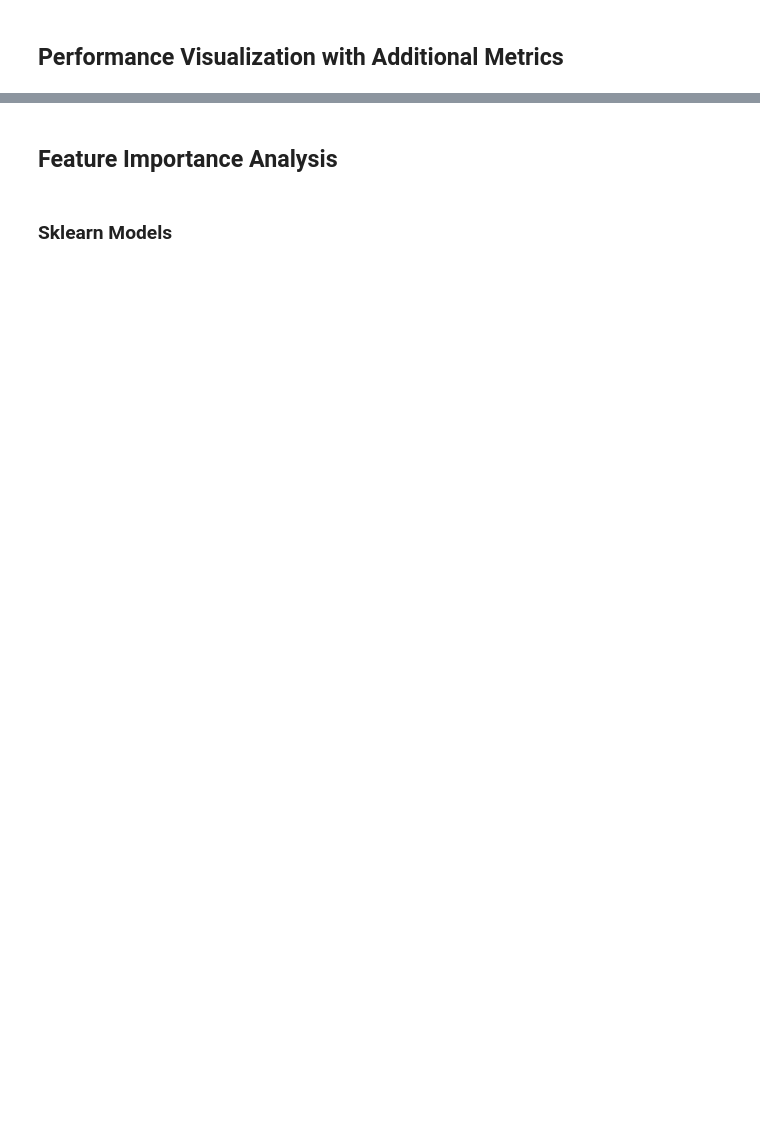
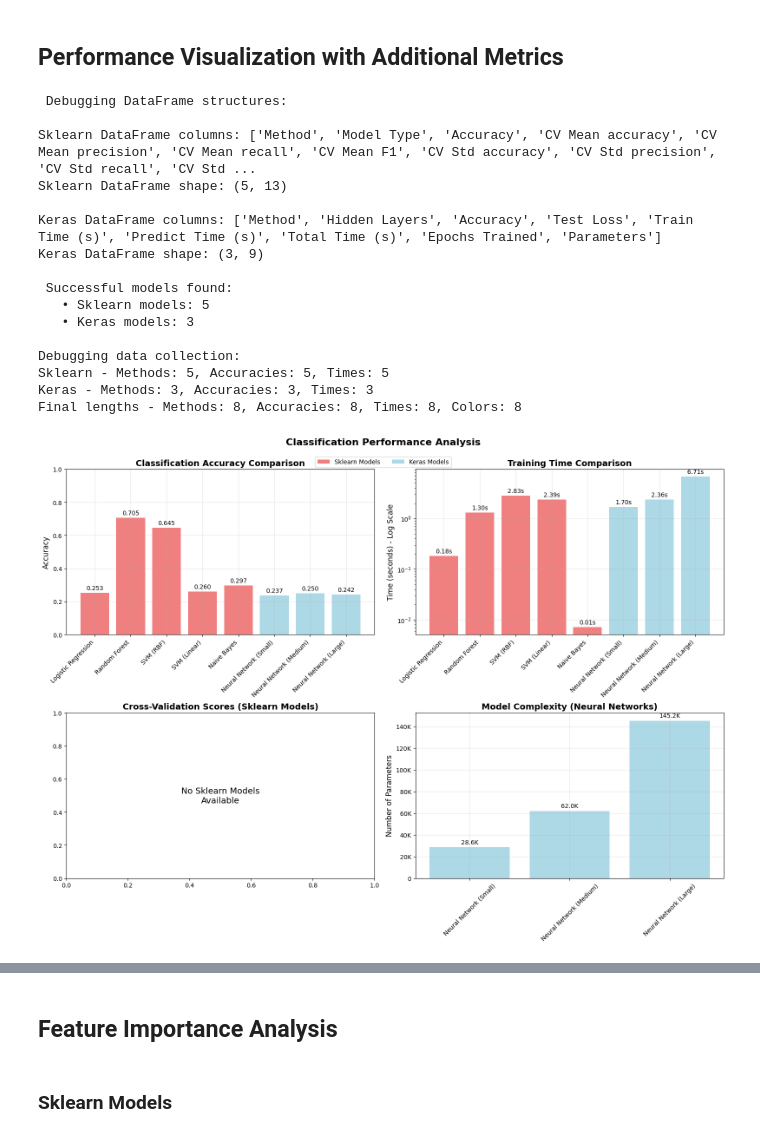
Before and after one commit to joanaefsteves/SentimentAnalysis_StockMarket, a Jupyter notebook: Notebooks/test_classifier.ipynb, the cells around one changed output, grey strips where cells are left out. Cells and saved outputs as stored; diff of their text form; code cells hidden in the pictures; blank space fills up the shorter version.

```diff
--- a/Notebooks/test_classifier.ipynb
+++ b/Notebooks/test_classifier.ipynb
@@ -84,6 +114,11 @@ print(f"Embedding dimension: {X_train_embeddings.shape[1]}")
 smote_tomek = SMOTETomek(random_state=42)
 X_train_balanced, y_train_balanced = smote_tomek.fit_resample(X_train_embeddings, y_train)
 
+#X_train_balanced = np.clip(X_train_balanced, 0, None)  # Clips to [0, inf]
+X_train_balanced = np.clip(X_train_balanced, 1e-8, None)
+
 print(f"Original training set size: {len(X_train_embeddings)}")
 print(f"Balanced training set size: {len(X_train_balanced)}")
 print(f"Balanced label distribution:\n{pd.Series(y_train_balanced).value_counts()}")
+print(f"Min value after clipping: {X_train_balanced.min()}")
+print(f"Max value after clipping: {X_train_balanced.max()}")
@@ -304,7 +468,6 @@ print("\nSklearn DataFrame columns:", sklearn_df.columns.tolist())
 print("Sklearn DataFrame shape:", sklearn_df.shape)
 print("\nKeras DataFrame columns:", keras_df.columns.tolist())
 print("Keras DataFrame shape:", keras_df.shape)
-
 
 # Combine successful results for comparison with proper error handling
 successful_sklearn = sklearn_df.dropna(subset=['Accuracy']) if 'Accuracy' in sklearn_df.columns else pd.DataFrame()
@@ -321,17 +484,38 @@ if len(successful_sklearn) > 0 or len(successful_keras) > 0:
     all_methods = []
     all_accuracies = []
     all_colors = []
+    all_train_times = []  # Initialize here with other lists
+
+    # Debug data lengths
+    print(f"\nDebugging data collection:")
 
     if len(successful_sklearn) > 0:
-        all_methods.extend(successful_sklearn['Method'])
-        all_accuracies.extend(successful_sklearn['Accuracy'])
-        all_colors.extend(['lightcoral'] * len(successful_sklearn))
+        sklearn_methods = successful_sklearn['Method'].tolist()
+        sklearn_accuracies = successful_sklearn['Accuracy'].tolist()
+        sklearn_times = successful_sklearn['Training Time (s)'].tolist() if 'Training Time (s)' in successful_sklearn.columns else [0] * len(sklearn_methods)
+
+        print(f"Sklearn - Methods: {len(sklearn_methods)}, Accuracies: {len(sklearn_accuracies)}, Times: {len(sklearn_times)}")
+
+        all_methods.extend(sklearn_methods)
+        all_accuracies.extend(sklearn_accuracies)
+        all_train_times.extend(sklearn_times)
+        all_colors.extend(['lightcoral'] * len(sklearn_methods))
 
     if len(successful_keras) > 0:
-        all_methods.extend(successful_keras['Method'])
-        all_accuracies.extend(successful_keras['Accuracy'])
-        all_colors.extend(['lightblue'] * len(successful_keras))
+        keras_methods = successful_keras['Method'].tolist()
+        keras_accuracies = successful_keras['Accuracy'].tolist()
+        keras_times = successful_keras['Train Time (s)'].tolist() if 'Train Time (s)' in successful_keras.columns else [0] * len(keras_methods)
 
+        print(f"Keras - Methods: {len(keras_methods)}, Accuracies: {len(keras_accuracies)}, Times: {len(keras_times)}")
+
+        all_methods.extend(keras_methods)
+        all_accuracies.extend(keras_accuracies)
+        all_train_times.extend(keras_times)
+        all_colors.extend(['lightblue'] * len(keras_methods))
+
+    print(f"Final lengths - Methods: {len(all_methods)}, Accuracies: {len(all_accuracies)}, Times: {len(all_train_times)}, Colors: {len(all_colors)}")
+
+    # Accuracy plot
     if len(all_methods) > 0:
         bars1 = ax1.bar(range(len(all_methods)), all_accuracies, color=all_colors)
         ax1.set_title('Classification Accuracy Comparison', fontsize=14, fontweight='bold')
@@ -346,22 +530,12 @@ if len(successful_sklearn) > 0 or len(successful_keras) > 0:
             height = bar.get_height()
             ax1.annotate(f'{acc:.3f}',
                         xy=(bar.get_x() + bar.get_width() / 2, height),
-                        xytext=(0, 3),  # 3 points vertical offset
+                        xytext=(0, 3),
                         textcoords="offset points",
                         ha='center', va='bottom', fontsize=10)
-    else:
-        ax1.text(0.5, 0.5, 'No Models\nAvailable',
-                ha='center', va='center', transform=ax1.transAxes, fontsize=14)
-        ax1.set_title('Classification Accuracy Comparison', fontsize=14, fontweight='bold')
 
-    # Training time comparison with log scale if needed
-    all_train_times = []
-    if len(successful_sklearn) > 0 and 'Train Time (s)' in successful_sklearn.columns:
-        all_train_times.extend(successful_sklearn['Train Time (s)'])
-    if len(successful_keras) > 0 and 'Train Time (s)' in successful_keras.columns:
-        all_train_times.extend(successful_keras['Train Time (s)'])
-
-    if len(all_train_times) > 0:
+    # Training time comparison - FIX THE ISSUE HERE
+    if len(all_train_times) > 0 and len(all_train_times) == len(all_methods):
         bars2 = ax2.bar(range(len(all_methods)), all_train_times, color=all_colors)
         ax2.set_title('Training Time Comparison', fontsize=14, fontweight='bold')
         ax2.set_ylabel('Time (seconds)', fontsize=12)
@@ -384,8 +558,8 @@ if len(successful_sklearn) > 0 or len(successful_keras) > 0:
                         textcoords="offset points",
                         ha='center', va='bottom', fontsize=10)
     else:
-        ax2.text(0.5, 0.5, 'No Training Time\nData Available',
-                ha='center', va='center', transform=ax2.transAxes, fontsize=14)
+        ax2.text(0.5, 0.5, f'Training Time Data Issue\nMethods: {len(all_methods)}\nTimes: {len(all_train_times)}',
+                ha='center', va='center', transform=ax2.transAxes, fontsize=12)
         ax2.set_title('Training Time Comparison', fontsize=14, fontweight='bold')
 
     # Cross-validation scores (Sklearn only) with enhanced styling
@@ -488,30 +662,48 @@ else:
     print("Please check your model configurations and training process")
 
     # Additional debugging information
     print("\n🔍 Debugging Information:")
     if len(sklearn_df) > 0:
         print("Sklearn DataFrame contains:")
         for col in sklearn_df.columns:
             non_null_count = sklearn_df[col].count()
             print(f"  • {col}: {non_null_count} non-null values")
 
     if len(keras_df) > 0:
         print("Keras DataFrame contains:")
         for col in keras_df.columns:
             non_null_count = keras_df[col].count()
             print(f"  • {col}: {non_null_count} non-null values")
 
     # Check for error messages
     if 'Error' in sklearn_df.columns:
         errors = sklearn_df['Error'].dropna()
         if len(errors) > 0:
             print("\nSklearn Errors:")
             for idx, error in errors.items():
                 print(f"  • Row {idx}: {error}")
 
     if 'Error' in keras_df.columns:
         errors = keras_df['Error'].dropna()
         if len(errors) > 0:
             print("\nKeras Errors:")
             for idx, error in errors.items():
                 print(f"  • Row {idx}: {error}")
+# %% [output]
+ Debugging DataFrame structures:
+
+Sklearn DataFrame columns: ['Method', 'Model Type', 'Accuracy', 'CV Mean accuracy', 'CV Mean precision', 'CV Mean recall', 'CV Mean F1', 'CV Std accuracy', 'CV Std precision', 'CV Std recall', 'CV Std ...
+Sklearn DataFrame shape: (5, 13)
+
+Keras DataFrame columns: ['Method', 'Hidden Layers', 'Accuracy', 'Test Loss', 'Train Time (s)', 'Predict Time (s)', 'Total Time (s)', 'Epochs Trained', 'Parameters']
+Keras DataFrame shape: (3, 9)
+
+ Successful models found:
+   • Sklearn models: 5
+   • Keras models: 3
+
+Debugging data collection:
+Sklearn - Methods: 5, Accuracies: 5, Times: 5
+Keras - Methods: 3, Accuracies: 3, Times: 3
+Final lengths - Methods: 8, Accuracies: 8, Times: 8, Colors: 8
+[figure, added]
```
Also changed, not shown: parts of 15 cells of this notebook, 4 other files.
